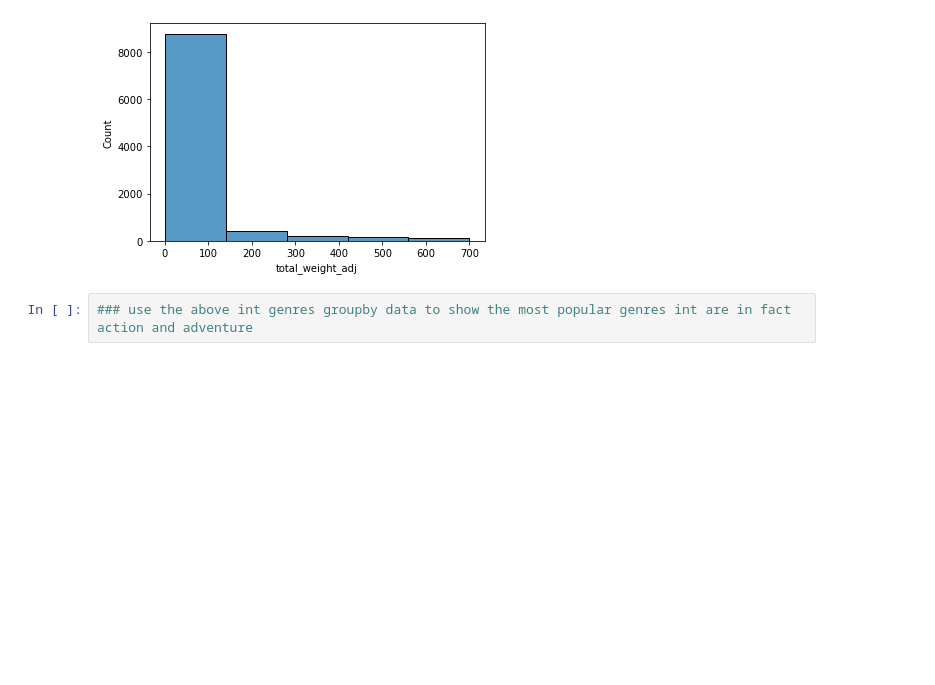
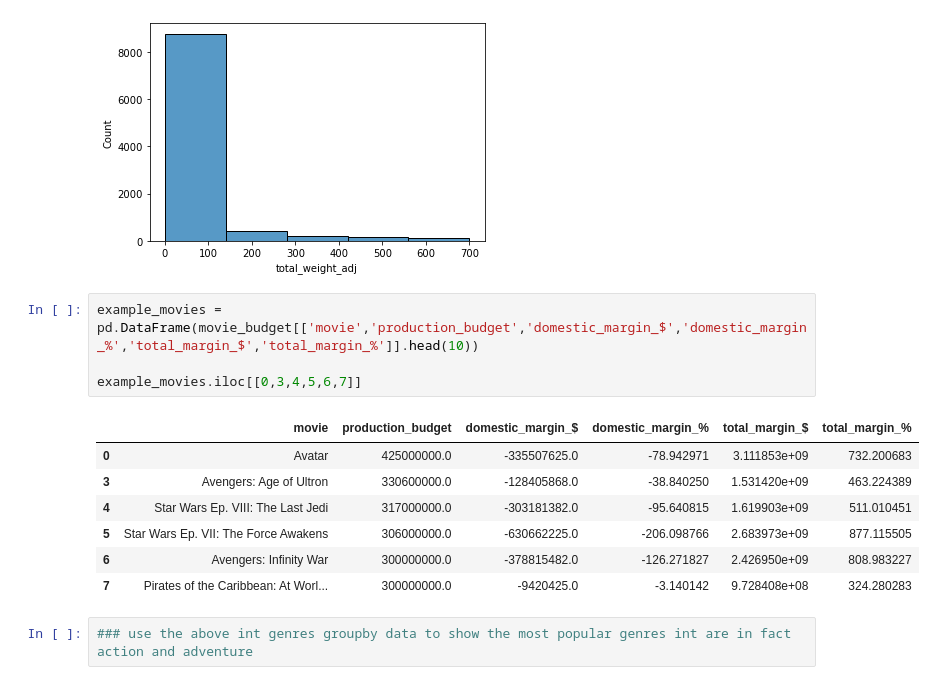
Before and after one commit to brandmend/MovieDataProject, a Jupyter notebook: Movie_Notebook_v1.ipynb, the cells around one changed output. Drawn from its saved outputs; the diff is of its cells as text; blank space fills up the shorter version.

```diff
--- a/Movie_Notebook_v1.ipynb
+++ b/Movie_Notebook_v1.ipynb
@@ -1059,5 +1071,17 @@ sns.histplot(x=int_genres['total_weight_adj'],bins=5,binrange=(0,700))
 # %% [output]
 <AxesSubplot:xlabel='total_weight_adj', ylabel='Count'>
 [figure]
+# %%
+example_movies = pd.DataFrame(movie_budget[['movie','production_budget','domestic_margin_$','domestic_margin_%','total_margin_$','total_margin_%']].head(10))
+
+example_movies.iloc[[0,3,4,5,6,7]]
+# %% [output]
+|  | movie | production_budget | domestic_margin_$ | domestic_margin_% | total_margin_$ | total_margin_% |
+| 0 | Avatar | 425000000.0 | -335507625.0 | -78.942971 | 3.111853e+09 | 732.200683 |
+| 3 | Avengers: Age of Ultron | 330600000.0 | -128405868.0 | -38.840250 | 1.531420e+09 | 463.224389 |
+| 4 | Star Wars Ep. VIII: The Last Jedi | 317000000.0 | -303181382.0 | -95.640815 | 1.619903e+09 | 511.010451 |
+| 5 | Star Wars Ep. VII: The Force Awakens | 306000000.0 | -630662225.0 | -206.098766 | 2.683973e+09 | 877.115505 |
+| 6 | Avengers: Infinity War | 300000000.0 | -378815482.0 | -126.271827 | 2.426950e+09 | 808.983227 |
+| 7 | Pirates of the Caribbean: At Worl... | 300000000.0 | -9420425.0 | -3.140142 | 9.728408e+08 | 324.280283 |
 # %%
 ### use the above int genres groupby data to show the most popular genres int are in fact action and adventure
```
Also changed, not shown: parts of 34 cells of this notebook.
